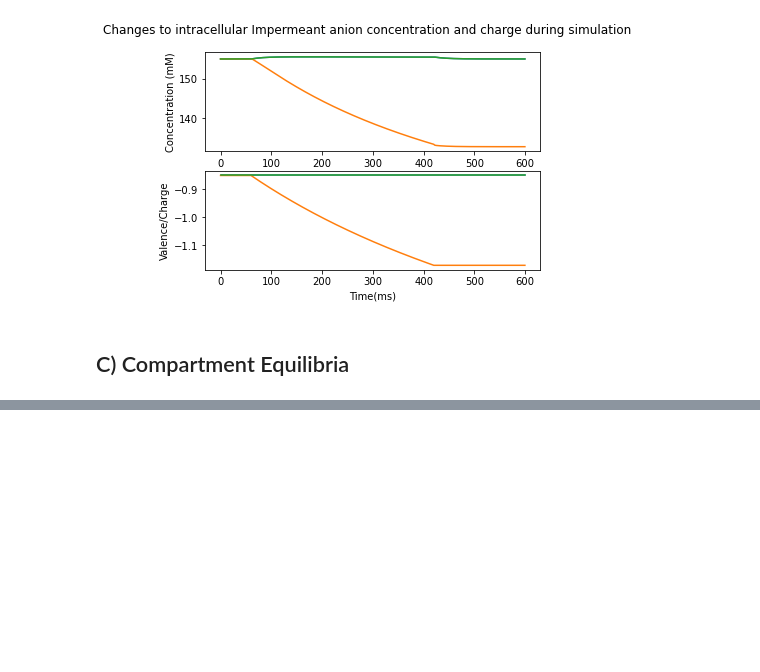
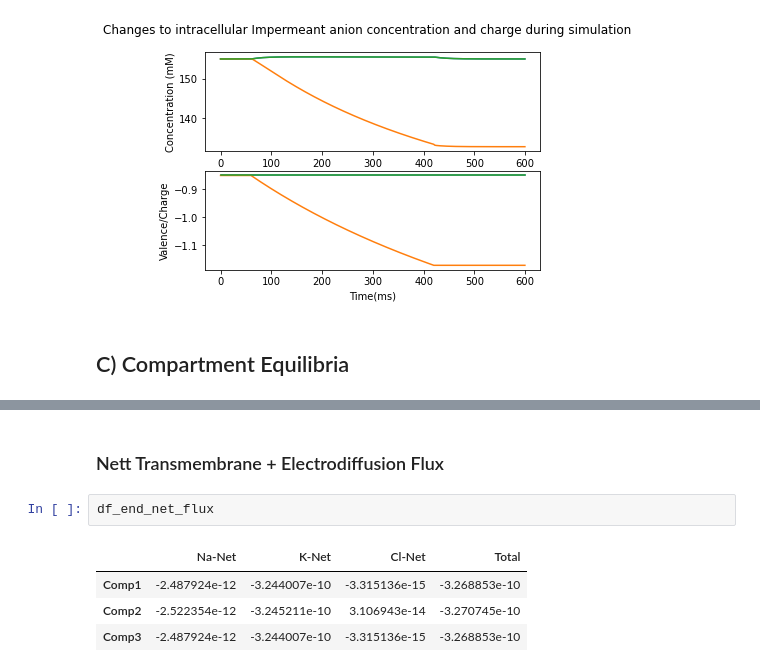
Before and after one commit to TrellixVulnTeam/MSc-Computational-Neuroscience-Repo_ZR8H, a Jupyter notebook: Multicompartment Trials/Graphing Notebook.ipynb, the cells around one changed output, grey strips where cells are left out. Saved outputs shown, nothing was run; the diff lists cells and outputs as text; blank space fills up the shorter version.

```diff
--- a/Multicompartment Trials/Graphing Notebook.ipynb
+++ b/Multicompartment Trials/Graphing Notebook.ipynb
@@ -1166,0 +1243,9 @@ df_flux
+# %% [markdown]
+### Nett Transmembrane + Electrodiffusion Flux
+# %%
+df_end_net_flux
+# %% [output]
+|  | Na-Net | K-Net | Cl-Net | Total |
+| Comp1 | -2.487924e-12 | -3.244007e-10 | -3.315136e-15 | -3.268853e-10 |
+| Comp2 | -2.522354e-12 | -3.245211e-10 | 3.106943e-14 | -3.270745e-10 |
+| Comp3 | -2.487924e-12 | -3.244007e-10 | -3.315136e-15 | -3.268853e-10 |
```
Also changed, not shown: parts of 18 cells of this notebook, 2 other files.
